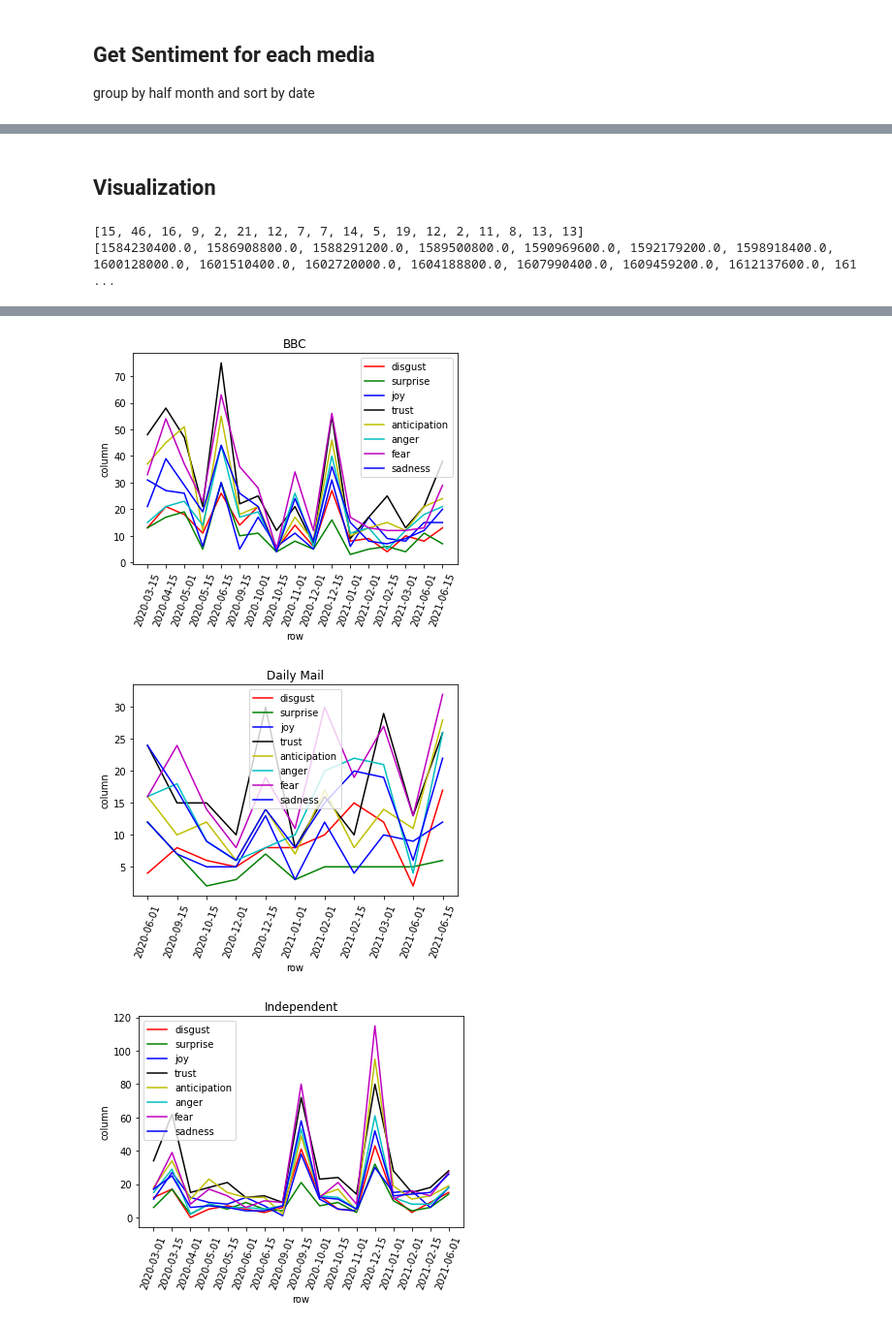
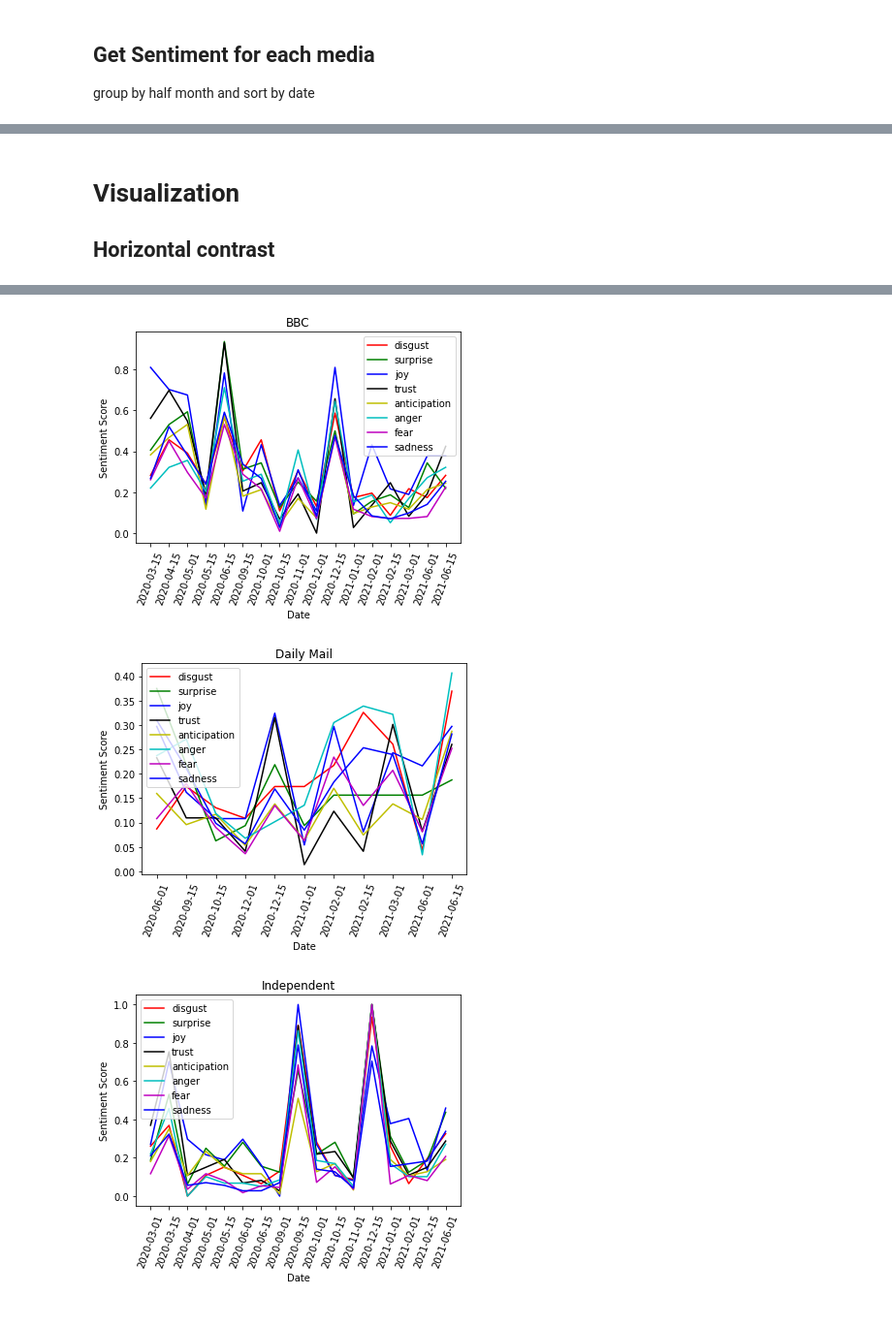
Before and after one commit to WesleyOMorrow/SW_group27, a Jupyter notebook: project/youtube_api_retrieval/Fine_grained_Sentiment_Analysis.ipynb, the cells around one changed output, grey strips where cells are left out. Shown at 97% size. Cells and saved outputs as stored; diff of their text form; code cells hidden in the pictures.

```diff
--- a/project/youtube_api_retrieval/Fine_grained_Sentiment_Analysis.ipynb
+++ b/project/youtube_api_retrieval/Fine_grained_Sentiment_Analysis.ipynb
@@ -221,8 +224,11 @@ only showing top 20 rows
 ## Load sentiment dictionary
 # %%
 import pandas as pd
+from google.colab import drive
+drive.mount('/content/drive')
 
-lexion_df = pd.read_excel('/content/NRC-Emotion-Lexicon-v0.92-InManyLanguages-web.xlsx')
+!ls /content/drive/MyDrive
+lexion_df = pd.read_excel('/content/drive/MyDrive/NRC.xlsx')
 lexion_df.head()
 
 eng_df = lexion_df[['English Word', 'Positive', 'Negative',
@@ -502,0 +543,17 @@ Guardian_final.show()
+# %%
+def get_score(x):
+    return float(x)
+udf_get_score = udf(lambda z: get_score(z[0]), FloatType())
+
+all_scores = all_score
+all_scores = all_scores.withColumn("trust_scaled", udf_get_score(all_scores.trust_scaled)) \
+                        .withColumn("disgust_scaled", udf_get_score(all_scores.disgust_scaled)) \
+                        .withColumn("sadness_scaled", udf_get_score(all_scores.sadness_scaled)) \
+                        .withColumn("anger_scaled", udf_get_score(all_scores.anger_scaled)) \
+                        .withColumn("fear_scaled", udf_get_score(all_scores.fear_scaled)) \
+                        .withColumn("surprise_scaled", udf_get_score(all_scores.surprise_scaled)) \
+                        .withColumn("joy_scaled", udf_get_score(all_scores.joy_scaled)) \
+                        .withColumn("anticipation_scaled", udf_get_score(all_scores.anticipation_scaled)) \
+                        .select("date1","from","trust_scaled","disgust_scaled","sadness_scaled","anger_scaled","fear_scaled","surprise_scaled","joy_scaled","anticipation_scaled")
+
+all_scores.show()
@@ -503,6 +626,11 @@ Guardian_final.show()
 # %% [markdown]
-## Visualization
+# Visualization
+
+## Horizontal contrast
 # %%
+import numpy as np
+import matplotlib.pyplot as plt
+
 def get_date(media_df):
     date_mk_list = media_df.select('date_mk')
     date_mk_list = [float(row['date_mk']) for row in date_mk_list.collect()]
@@ -511,18 +639,9 @@ def get_date(media_df):
 
 def get_value(media_df,Sentiment):
     Sentiment_list = media_df.select(Sentiment)
-    Sentiment_list = [int(row[Sentiment]) for row in Sentiment_list.collect()]
+    Sentiment_list = [float(row[Sentiment]) for row in Sentiment_list.collect()]
 
     return Sentiment_list
-
-value = get_value(SUN_final,'disgust')
-date = get_date(SUN_final)
-
-print(value)
-print(date)
-
-import numpy as np
-import matplotlib.pyplot as plt
 
 media_list = [SUN_final,BBC_final,DailyMail_final,Independent_final,Guardian_final]
 media_name = ["The SUN","BBC","Daily Mail","Independent","Guardian"]
@@ -542,11 +661,9 @@ for media in media_list:
 
     plt.title(media_name[i])
     i = i+1
-    plt.xlabel('row')
-    plt.ylabel('column')
+    plt.xlabel('Date')
+    plt.ylabel('Sentiment Score')
     plt.xticks(rotation=70)
     plt.legend()
     plt.show()
 # %% [output]
-[15, 46, 16, 9, 2, 21, 12, 7, 7, 14, 5, 19, 12, 2, 11, 8, 13, 13]
-[1584230400.0, 1586908800.0, 1588291200.0, 1589500800.0, 1590969600.0, 1592179200.0, 1598918400.0, 1600128000.0, 1601510400.0, 1602720000.0, 1604188800.0, 1607990400.0, 1609459200.0, 1612137600.0, 161 ...
@@ -554,3 +671,3 @@ for media in media_list:
-[figure, old version]
+[figure, new version]
-[figure, old version]
+[figure, new version]
-[figure, old version]
+[figure, new version]
```
Also changed, not shown: parts of 16 cells of this notebook, 2 other files.
